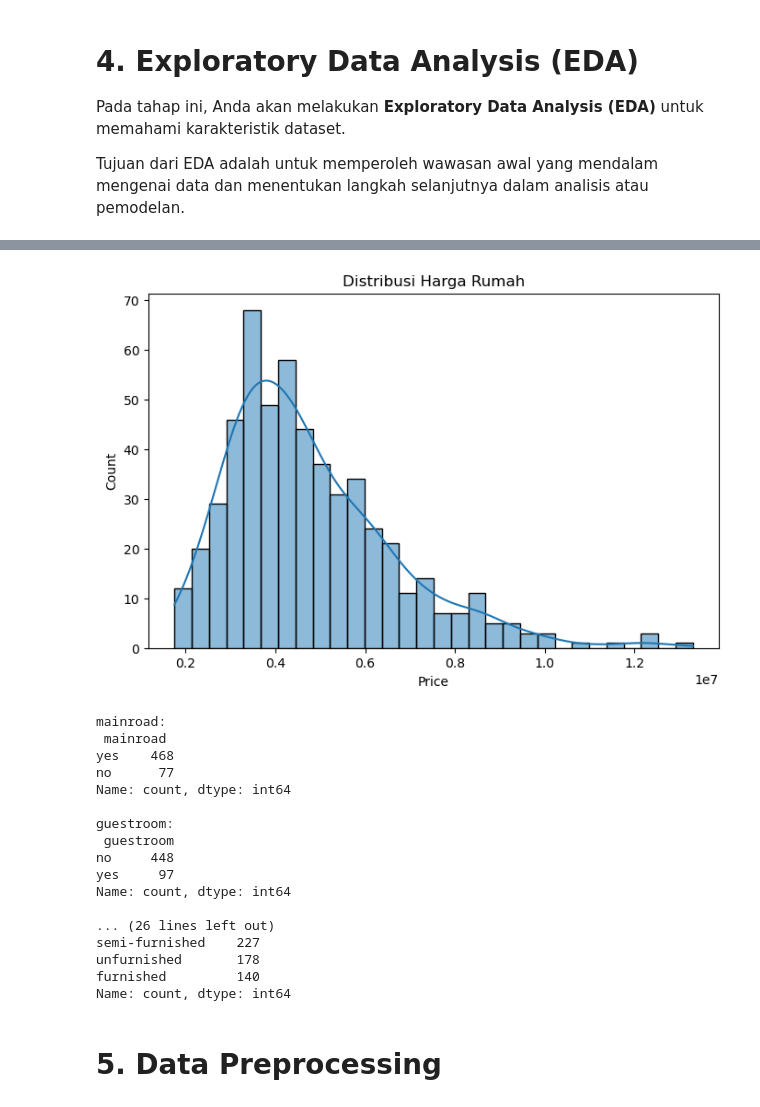
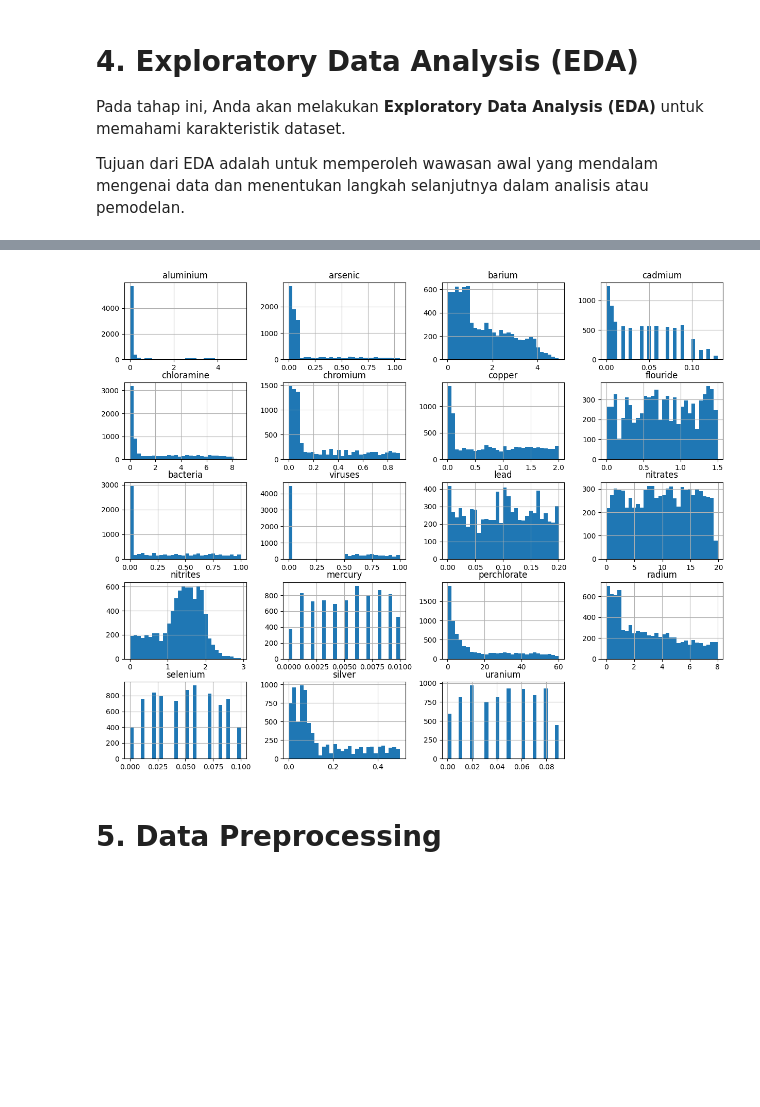
Before and after one commit to ayundaptr/Eksperimen_SML_Ayunda-putri, a Jupyter notebook: preprocessing/Eksperimen_Ayunda_putri.ipynb, the cells around one changed output, grey strips where cells are left out. Drawn from its saved outputs; the diff is of its cells as text; code cells hidden in the pictures; blank space fills up the shorter version.

```diff
--- a/preprocessing/Eksperimen_Ayunda_putri.ipynb
+++ b/preprocessing/Eksperimen_Ayunda_putri.ipynb
@@ -113,35 +110,10 @@ plt.show()
-# %%
-# Visualisasi distribusi harga
-plt.figure(figsize=(8,5))
-sns.histplot(df['price'], bins=30, kde=True)
-plt.title("Distribusi Harga Rumah")
-plt.xlabel("Price")
-plt.ylabel("Count")
-plt.show()
-# %% [output]
-[figure, removed]
-# %%
-# Tampilkan count nilai kategorikal
-for col in df.select_dtypes(include='object').columns:
-    print(f"\n{col}:\n", df[col].value_counts())
-# %% [output]
-mainroad:
- mainroad
-yes    468
-no      77
-Name: count, dtype: int64
-
-guestroom:
- guestroom
-no     448
-yes     97
-Name: count, dtype: int64
-
-... (26 lines left out)
-semi-furnished    227
-unfurnished       178
-furnished         140
-Name: count, dtype: int64
+# %%
+# Distribusi beberapa fitur contoh
+numerical_cols = df.select_dtypes(include=np.number).columns.tolist()
+df[numerical_cols].hist(bins=30, figsize=(15,12))
+plt.show()
+# %% [output]
+[figure, added]
 # %% [markdown]
 # **5. Data Preprocessing**
 # %% [markdown]
```
Also changed, not shown: parts of 22 cells of this notebook, 13 other files.
